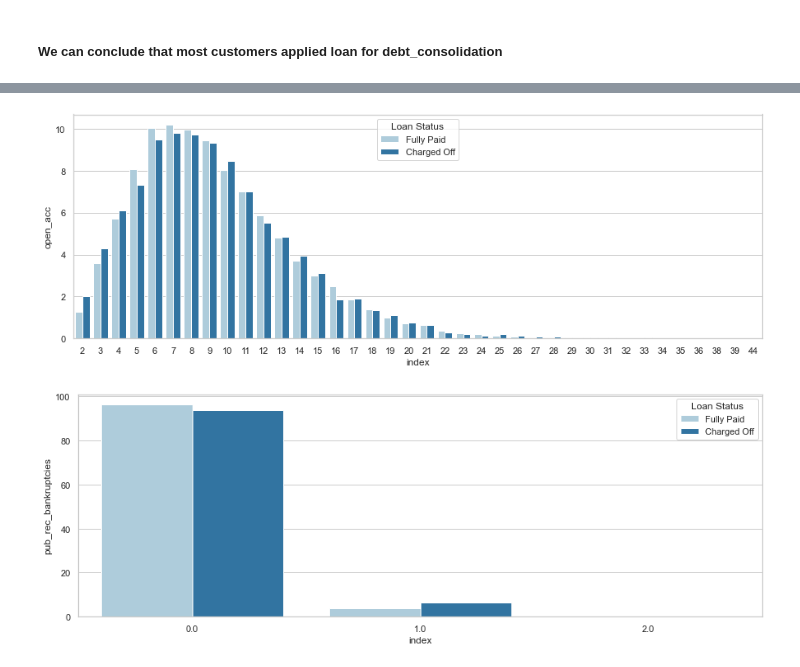
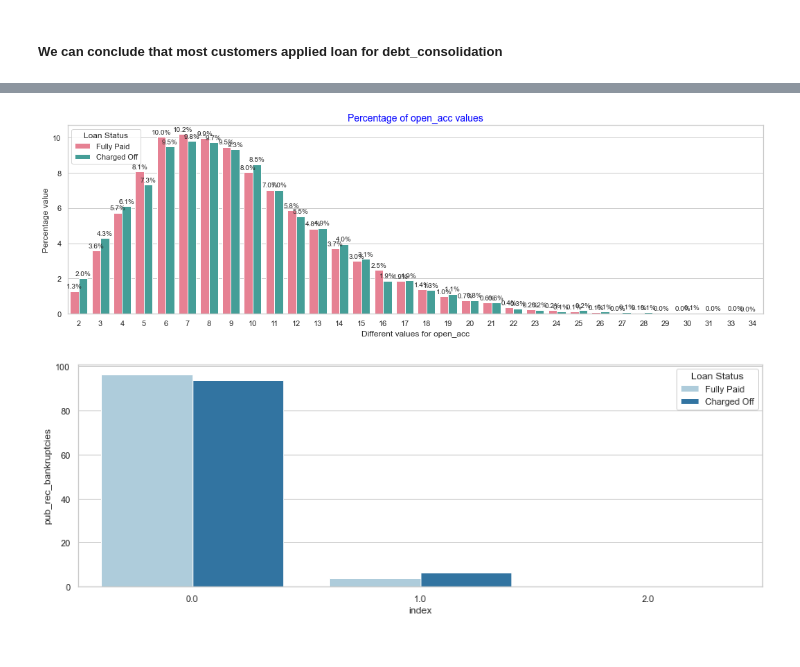
Before and after one commit to Utkarsh4610/LendingClub, a Jupyter notebook: LendingClubCaseStudy.ipynb, the cells around one changed output, grey strips where cells are left out. Saved outputs shown, nothing was run; the diff lists cells and outputs as text; code cells hidden in the pictures.

```diff
--- a/LendingClubCaseStudy.ipynb
+++ b/LendingClubCaseStudy.ipynb
@@ -518,5 +373,0 @@ LC assigned loan grade
-# %%
-plt.figure(figsize=(15,5))
-ax = sns.countplot(x='grade',data=loan_master,palette='husl',hue='loan_status')
-annotate_bar(ax)
-plt.show()
@@ -536,0 +425,23 @@ plt.show()
+# %%
+def comparison_plot_old(df,col_name,pick_top=0,palette_name = 'husl'):
+    d1 = df[df['loan_status']=='Charged Off'][col_name].value_counts(normalize=True)*100
+    d1 = d1.reset_index()
+    d1['Loan Status']='Charged Off'
+
+    d2 = df[df['loan_status'] == 'Fully Paid'][col_name].value_counts(normalize=True)*100
+    d2 = d2.reset_index()
+    d2['Loan Status']='Fully Paid'
+
+    if pick_top !=0:
+        d1 = d1.head(pick_top)
+        d2 = d2.head(pick_top)
+
+    final_df = d2.append(d1)
+
+    plt.figure(figsize=(18,5))
+    ax1 = sns.barplot(x='index', y=col_name, data=final_df,palette=palette_name,ci=False,hue='Loan Status')
+    plt.title(f'Percentage of {col_name} values',{'color' :'blue','fontsize':14})
+    plt.xlabel(f'Different values for {col_name}')
+    plt.ylabel(f'Percentage value')
+    annotate_bar(ax1,percent=True)
+    plt.show()
@@ -536,0 +480,4 @@ plt.show()
+# %%
+#filter loan master to only have charged off and fully paid loans
+#current loans are not required for our analysis
+loan_master_fp_co = loan_master[loan_master['loan_status']!='Current']
@@ -652,10 +637,9 @@ comparison_plot(charged_off, fully_paid, col_name)
 # %%
 #Segmented Analysis
-col_name ='open_acc'
-comparison_plot(charged_off, fully_paid, col_name)
+comparison_plot_old(loan_master_fp_co, 'open_acc', 30)
 # we can clearly see that if user hold 10 or m ore accounts, the chances of defaulting goes up
 # %% [output]
-[figure, old version]
+[figure, new version]
 # %%
 #Segmented Analysis
 col_name ='pub_rec_bankruptcies'
```
Also changed, not shown: parts of 62 cells of this notebook.
